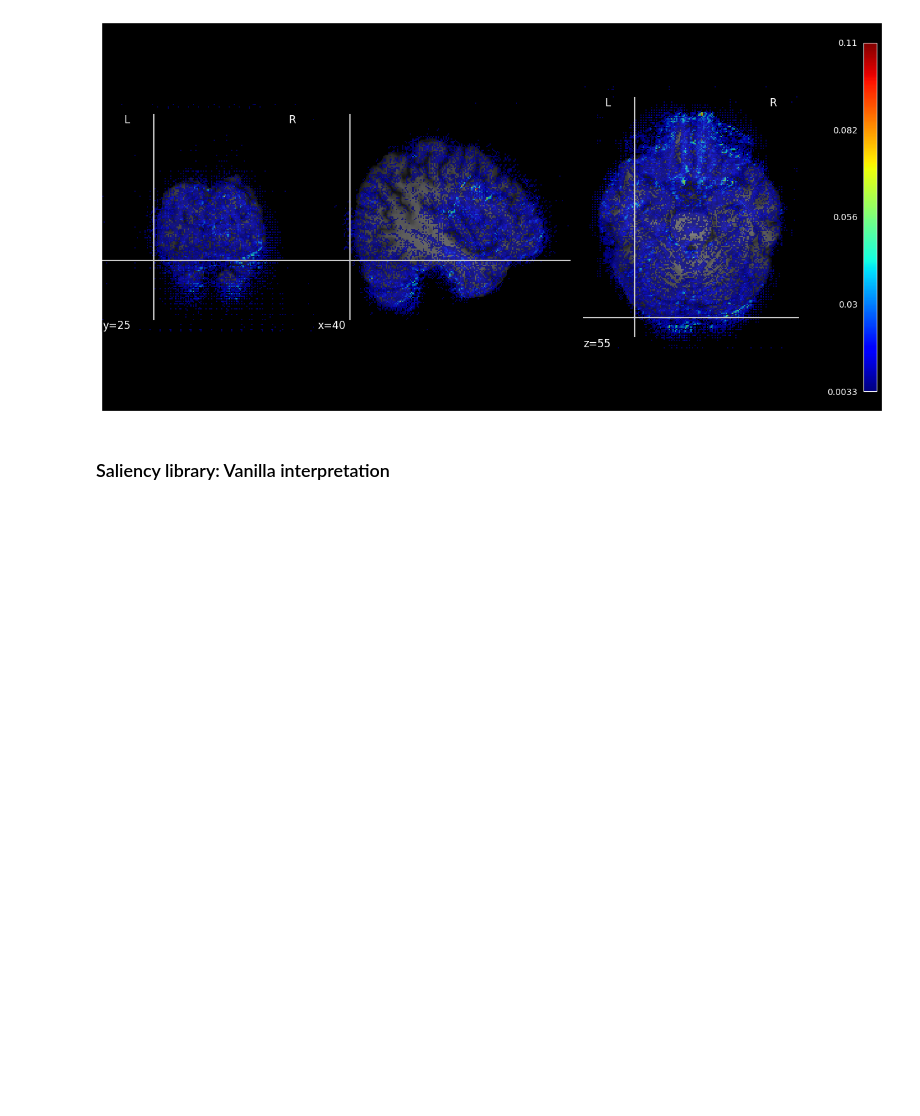
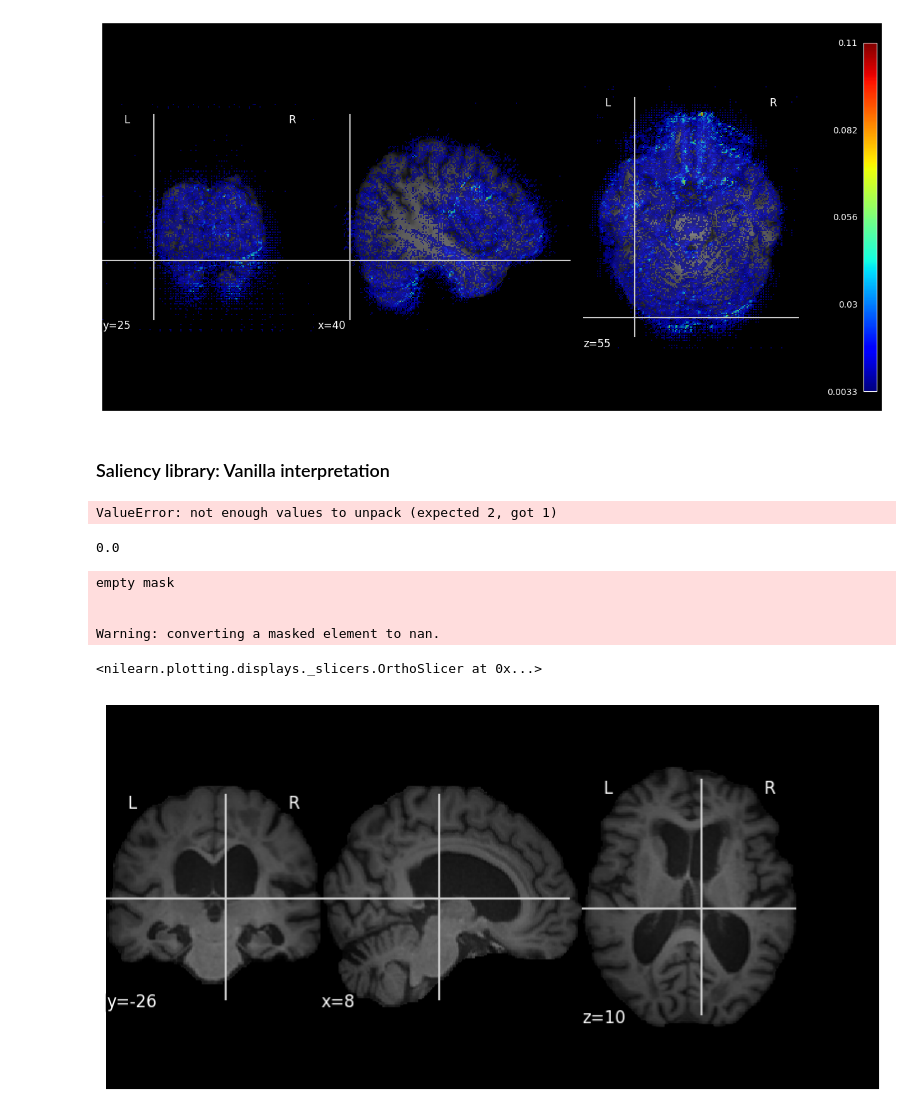
Before and after one commit to BobrG/neuro-ml-2002, a Jupyter notebook: project/baseline.ipynb, the cells around one changed output. Drawn from its saved outputs; the diff is of its cells as text; code cells hidden in the pictures; blank space fills up the shorter version.

```diff
--- a/baseline.ipynb
+++ b/project/baseline.ipynb
@@ -418,4 +431,29 @@ class Vanilla(Saliency_abstract):
 
         return invert
 # %%
-mean_0_mp, mean_1_mp = get_masks(model, test_loader, mask_type='saliency_vanilla', size=data_test.size)
+masks = get_masks(model, test_loader, mask_type='saliency_vanilla', size=data_test.size)
+# %% [output]
+ValueError: not enough values to unpack (expected 2, got 1)
+# %%
+ad_m = '/output/ADNI002S4262_ses-M60_T1w_sp_saliency_vanilla_AD_CN.nii.gz'
+ad = './10_sub_for_validation/10_sub_for_validation/sub-ADNI002S4262/raw_data/sub-ADNI002S4262_ses-M60_T1w_space-MNI152NLin2009cSym_desc-Crop_res-1x1x1_T1w.nii.gz'
+bim_img_c  = nib.load(ad)
+# %%
+check= nib.load(ad_m)
+# %%
+np.max(check.dataobj)
+# %% [output]
+0.0
+# %%
+fig, axes = plt.subplots(figsize=(10,5))
+# roi_img = nib.Nifti1Image(mask_cn.dataobj, affine=np.eye(4))
+
+interp_mask_c = nib.Nifti1Image(nib.load(ad_m).dataobj,  affine=bim_img_c.affine)
+plotting.plot_roi(interp_mask_c,bim_img_c, axes=axes,colorbar=True,cmap='jet', threshold = 7.053543e-05,  cut_coords= (8,-26,10))
+# %% [output]
+empty mask
+
+
+Warning: converting a masked element to nan.
+<nilearn.plotting.displays._slicers.OrthoSlicer at 0x...>
+[figure, added]
```
Also changed, not shown: parts of 11 cells of this notebook, 7 other files.
